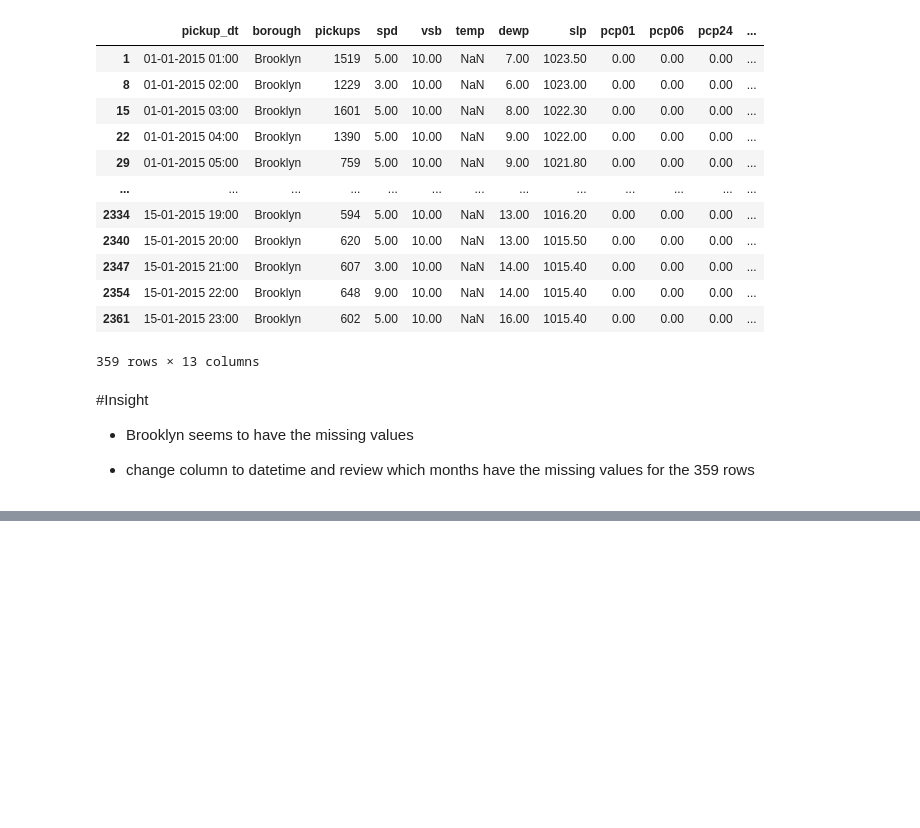
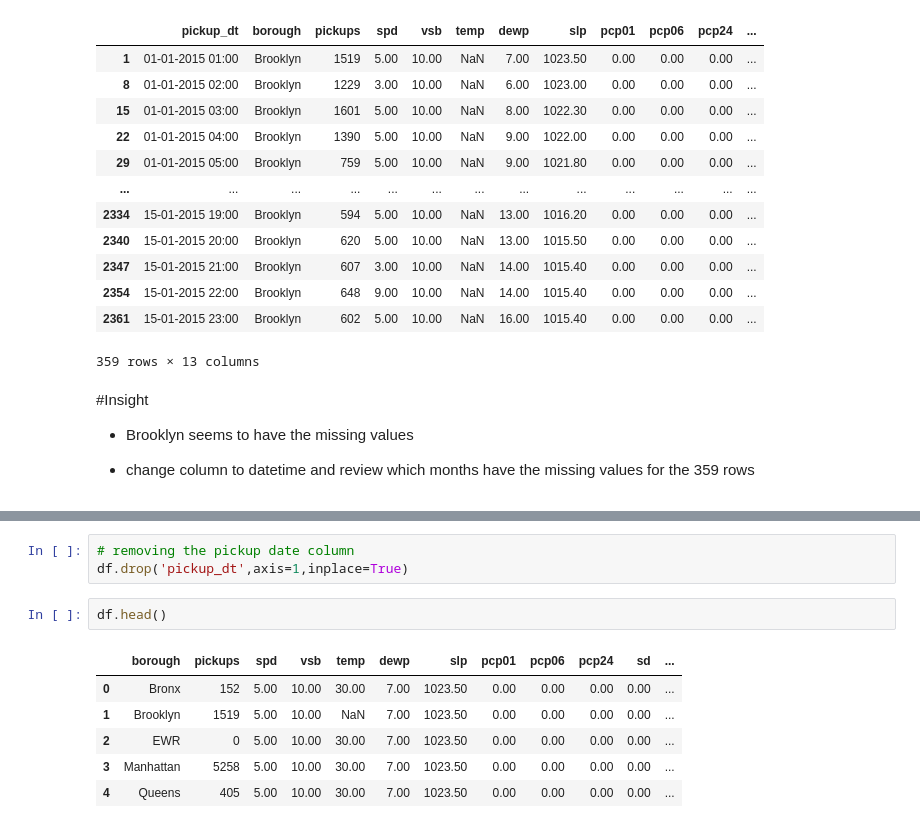
Before and after one commit to HunterKane/University-of-Texas-AI-ML-Projects-, a Jupyter notebook: Practice 2 Uber EDA Case Study/Uber_Case_Study.ipynb, the cells around one changed output, grey strips where cells are left out. Cells and saved outputs as stored; diff of their text form; blank space fills up the shorter version.

```diff
--- a/Practice 2 Uber EDA Case Study/Uber_Case_Study.ipynb
+++ b/Practice 2 Uber EDA Case Study/Uber_Case_Study.ipynb
@@ -281,0 +323,12 @@ df.loc[df['temp'].isnull()==True]
+# %%
+# removing the pickup date column
+df.drop('pickup_dt',axis=1,inplace=True)
+# %%
+df.head()
+# %% [output]
+|  | borough | pickups | spd | vsb | temp | dewp | slp | pcp01 | pcp06 | pcp24 | sd | ... |
+| 0 | Bronx | 152 | 5.00 | 10.00 | 30.00 | 7.00 | 1023.50 | 0.00 | 0.00 | 0.00 | 0.00 | ... |
+| 1 | Brooklyn | 1519 | 5.00 | 10.00 | NaN | 7.00 | 1023.50 | 0.00 | 0.00 | 0.00 | 0.00 | ... |
+| 2 | EWR | 0 | 5.00 | 10.00 | 30.00 | 7.00 | 1023.50 | 0.00 | 0.00 | 0.00 | 0.00 | ... |
+| 3 | Manhattan | 5258 | 5.00 | 10.00 | 30.00 | 7.00 | 1023.50 | 0.00 | 0.00 | 0.00 | 0.00 | ... |
+| 4 | Queens | 405 | 5.00 | 10.00 | 30.00 | 7.00 | 1023.50 | 0.00 | 0.00 | 0.00 | 0.00 | ... |
```
Also changed, not shown: parts of 16 cells of this notebook.
